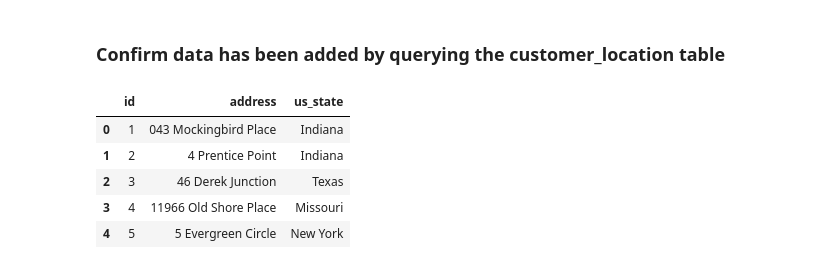
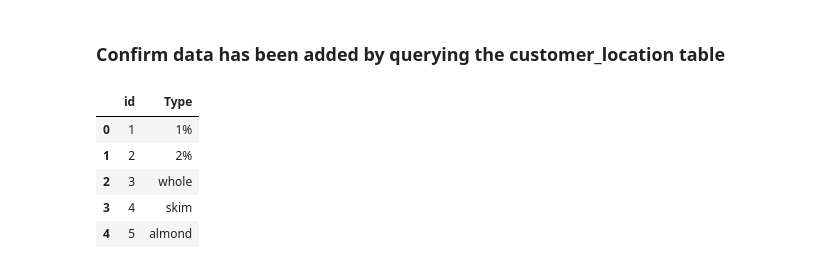
Before and after one commit to ykrasnikov/ETL-project, a Jupyter notebook: database/data_etl.ipynb, the cells around one changed output. Drawn from its saved outputs; the diff is of its cells as text; code cells hidden in the pictures.

```diff
--- a/database/data_etl.ipynb
+++ b/database/data_etl.ipynb
@@ -110,11 +100,11 @@ pd.read_sql_query('select * from customer_name', con=engine).head()
 # %% [markdown]
 ### Confirm data has been added by querying the customer_location table
 # %%
-pd.read_sql_query('select * from customer_location', con=engine).head()
+pd.read_sql_query('select * from "Milk_Type"', con=engine).head()
 # %% [output]
-|  | id | address | us_state |
-| 0 | 1 | 043 Mockingbird Place | Indiana |
-| 1 | 2 | 4 Prentice Point | Indiana |
-| 2 | 3 | 46 Derek Junction | Texas |
-| 3 | 4 | 11966 Old Shore Place | Missouri |
-| 4 | 5 | 5 Evergreen Circle | New York |
+|  | id | Type |
+| 0 | 1 | 1% |
+| 1 | 2 | 2% |
+| 2 | 3 | whole |
+| 3 | 4 | skim |
+| 4 | 5 | almond |
```
Also changed, not shown: parts of 18 cells of this notebook, 1 other file.
